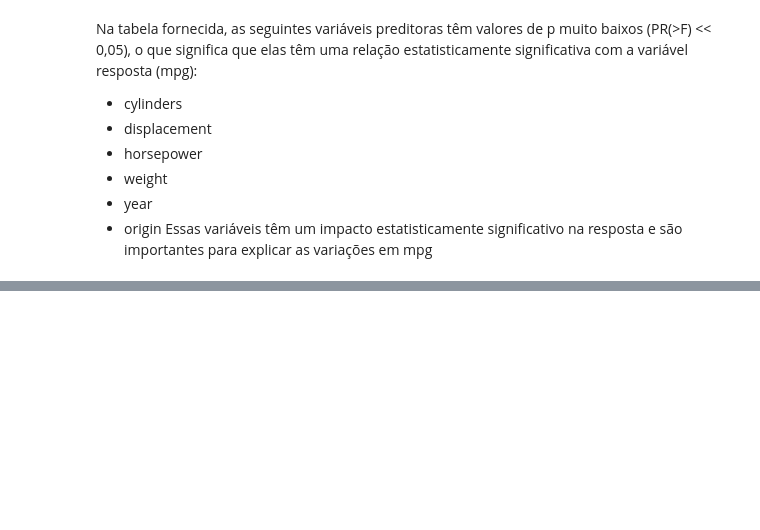
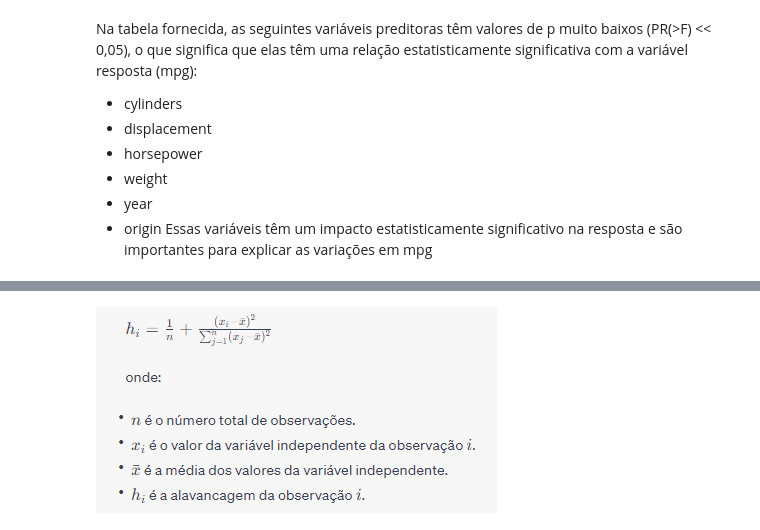
Before and after one commit to eduardamota/data-science-isl, a Jupyter notebook: 3-linear-regression/exercises-regressao-linear.ipynb, the cells around one changed output, grey strips where cells are left out. Cells and saved outputs as stored; diff of their text form; code cells hidden in the pictures; blank space fills up the shorter version.

```diff
--- a/3-linear-regression/exercises-regressao-linear.ipynb
+++ b/3-linear-regression/exercises-regressao-linear.ipynb
@@ -318,0 +328,5 @@ Essas variáveis têm um impacto estatisticamente significativo na resposta e s
+# %%
+image2 = Image.open('alv.png')
+image2
+# %% [output]
+[figure, added]
```
Also changed, not shown: parts of 7 cells of this notebook.
